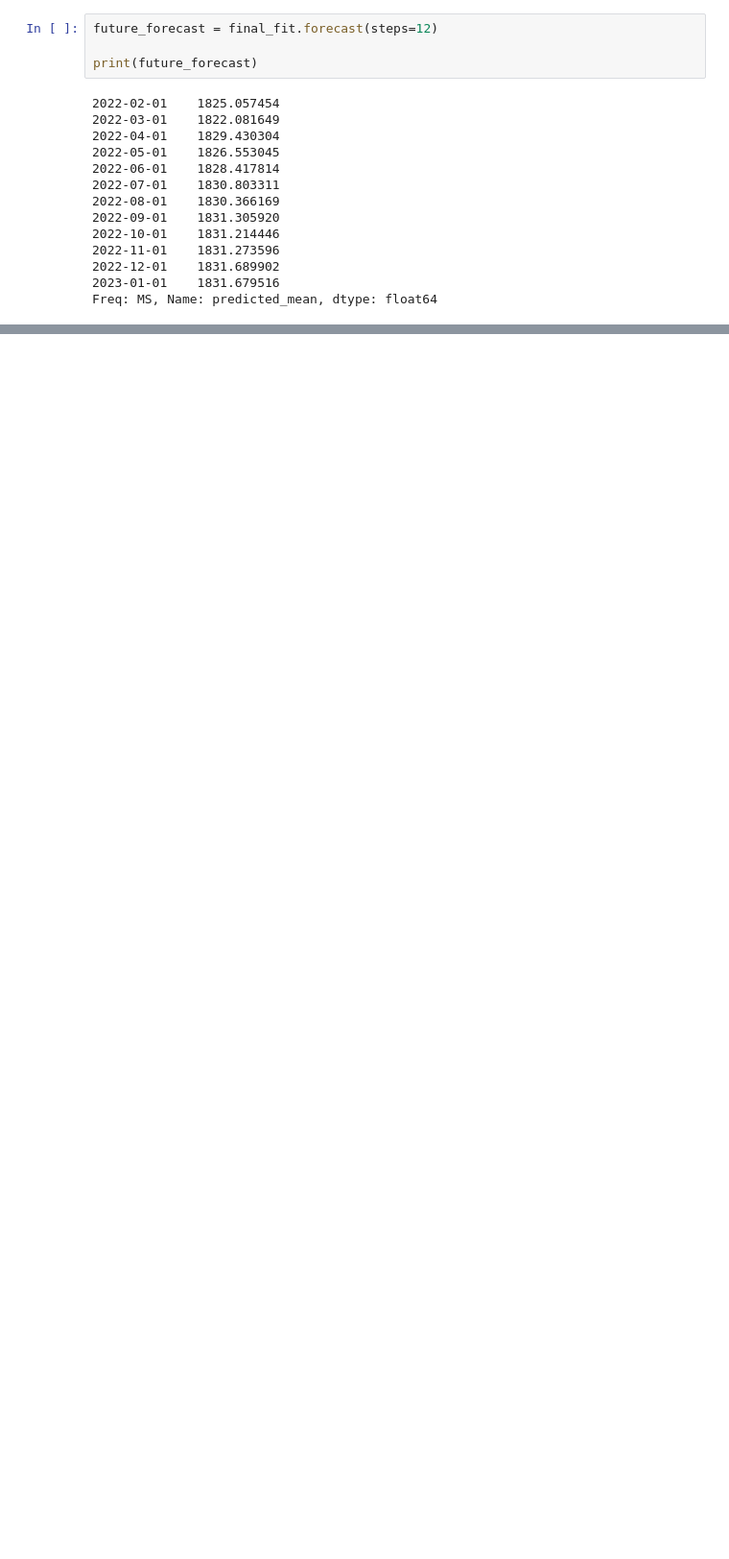
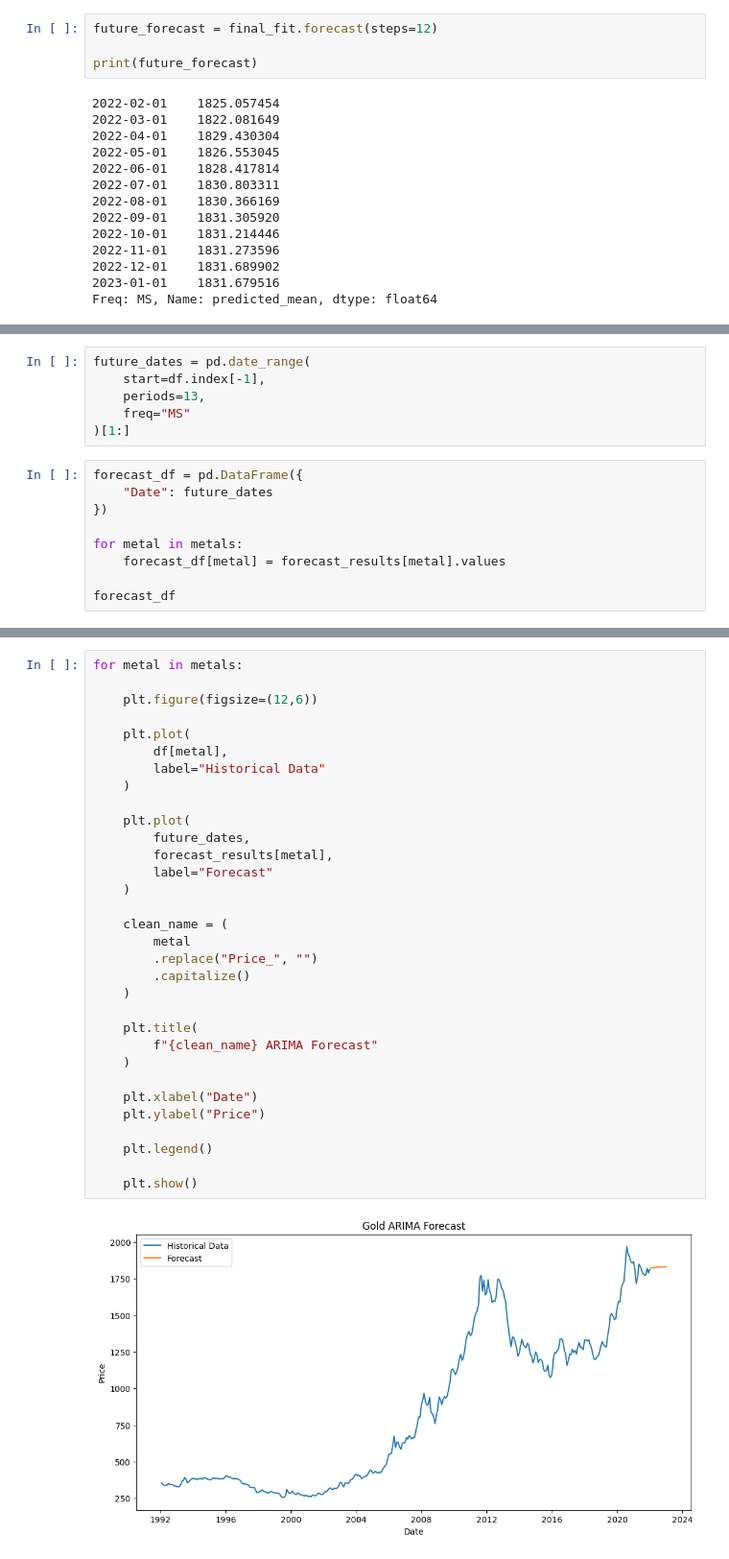
Before and after one commit to LIANNAKA/30-Years-of-Global-Metal-Price-Trends, a Jupyter notebook: notebooks/Arima_forecasting.ipynb, the cells around one changed output, grey strips where cells are left out. Shown at 96% size. Cells and saved outputs as stored; diff of their text form; blank space fills up the shorter version.

```diff
--- a/notebooks/Arima_forecasting.ipynb
+++ b/notebooks/Arima_forecasting.ipynb
@@ -163,0 +319,15 @@ Freq: MS, Name: predicted_mean, dtype: float64
+# %%
+future_dates = pd.date_range(
+    start=df.index[-1],
+    periods=13,
+    freq="MS"
+)[1:]
+# %%
+forecast_df = pd.DataFrame({
+    "Date": future_dates
+})
+
+for metal in metals:
+    forecast_df[metal] = forecast_results[metal].values
+
+forecast_df
@@ -163,0 +348,34 @@ Freq: MS, Name: predicted_mean, dtype: float64
+# %%
+for metal in metals:
+
+    plt.figure(figsize=(12,6))
+
+    plt.plot(
+        df[metal],
+        label="Historical Data"
+    )
+
+    plt.plot(
+        future_dates,
+        forecast_results[metal],
+        label="Forecast"
+    )
+
+    clean_name = (
+        metal
+        .replace("Price_", "")
+        .capitalize()
+    )
+
+    plt.title(
+        f"{clean_name} ARIMA Forecast"
+    )
+
+    plt.xlabel("Date")
+    plt.ylabel("Price")
+
+    plt.legend()
+
+    plt.show()
+# %% [output]
+[figure, added]
```
Also changed, not shown: parts of 15 cells of this notebook.
